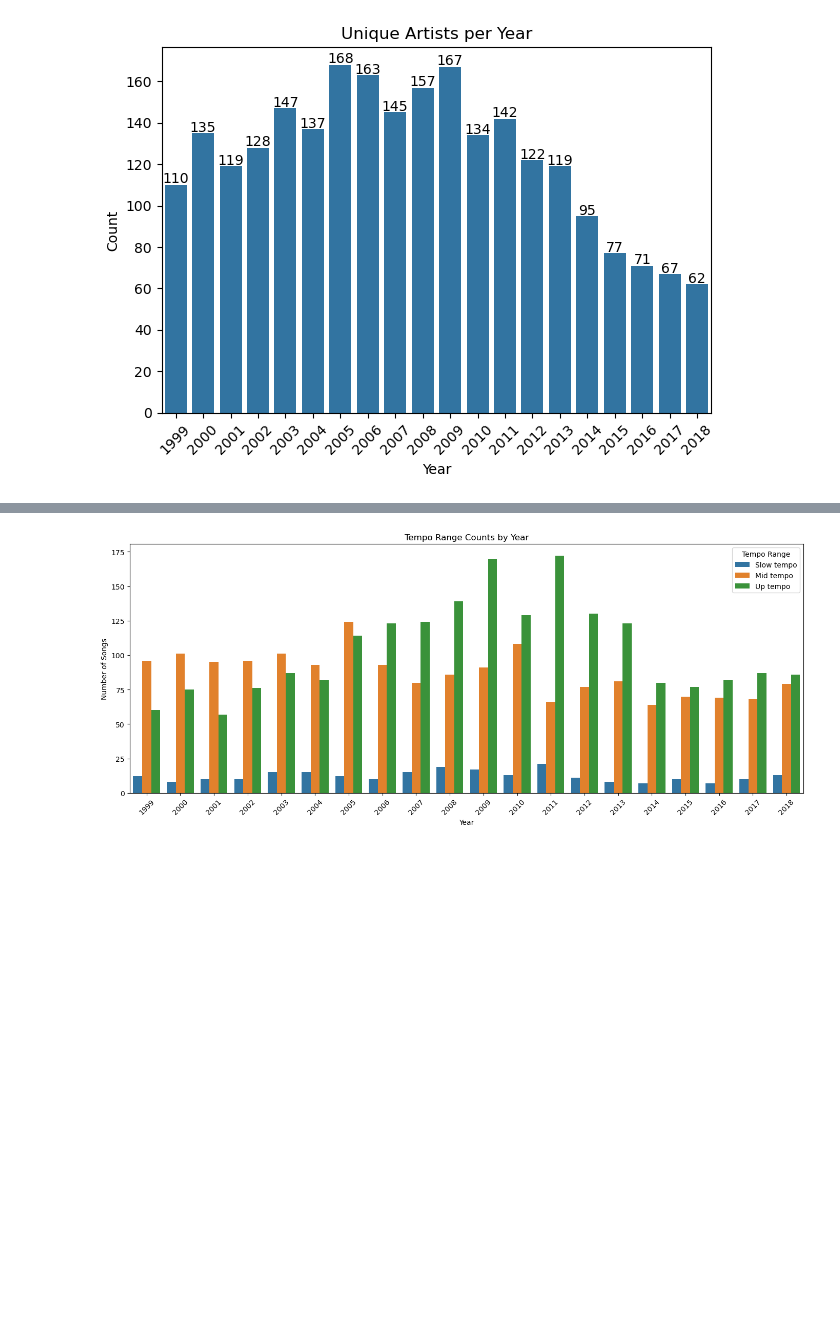
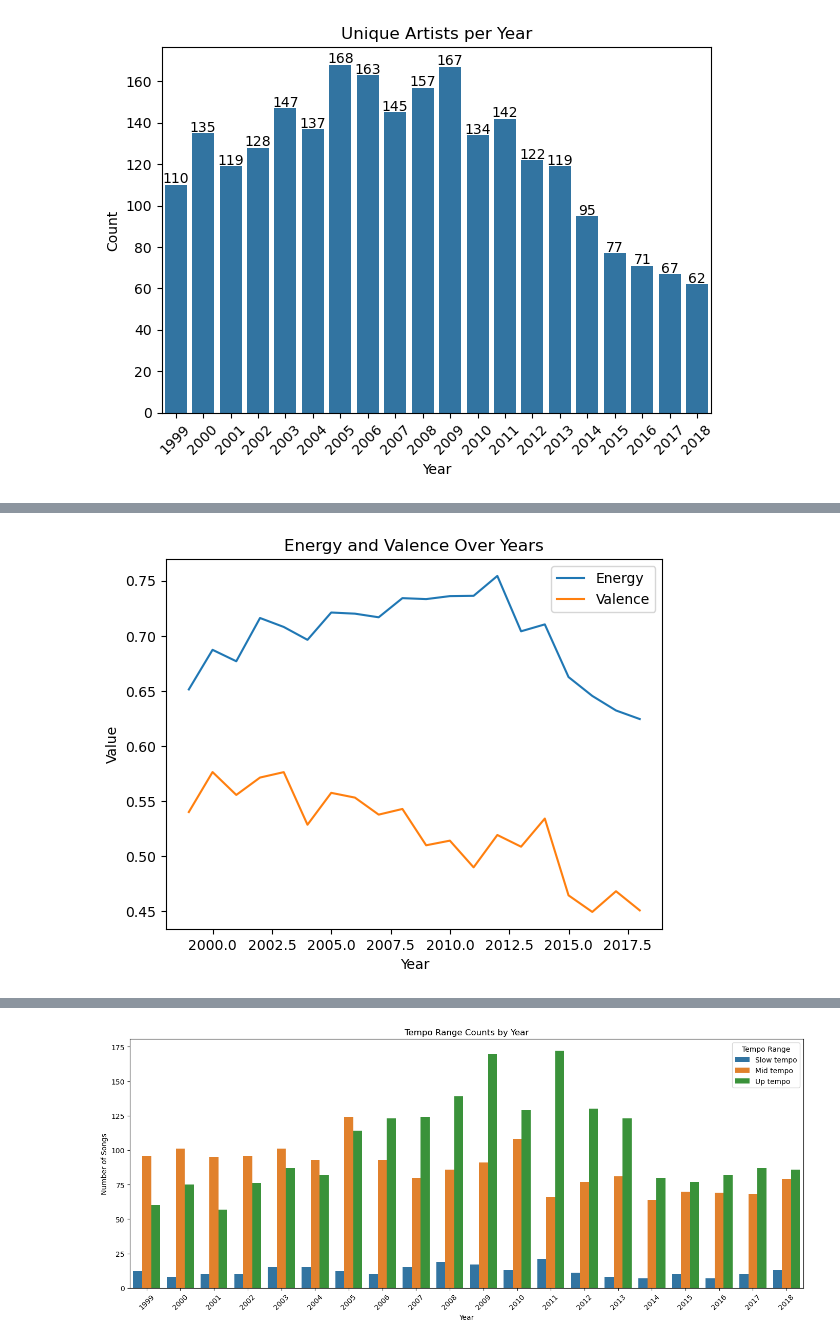
Before and after one commit to bergen-christensen/Capstone, a Jupyter notebook: notebooks/capstone_bergen.ipynb, the cells around one changed output, grey strips where cells are left out. Drawn from its saved outputs; the diff is of its cells as text; code cells hidden in the pictures; blank space fills up the shorter version.

```diff
--- a/notebooks/capstone_bergen.ipynb
+++ b/notebooks/capstone_bergen.ipynb
@@ -334,0 +368,10 @@ calc_features.round(3)
+# %%
+plt.plot(calc_features['year'], calc_features['Energy'], label='Energy')
+plt.plot(calc_features['year'], calc_features['Valence'], label='Valence')
+plt.xlabel('Year')
+plt.ylabel('Value')
+plt.title('Energy and Valence Over Years')
+plt.legend()
+plt.show()
+# %% [output]
+[figure, added]
```
Also changed, not shown: parts of 19 cells of this notebook.
